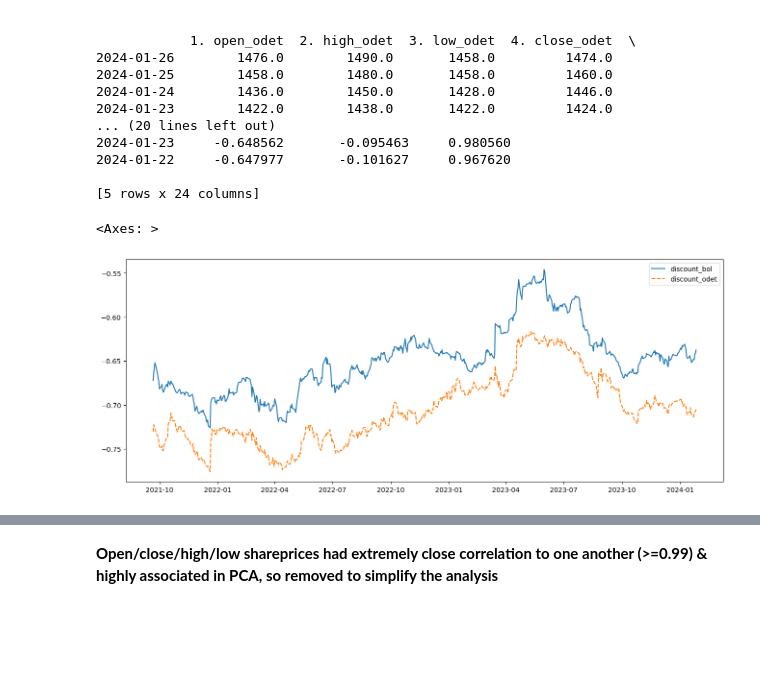
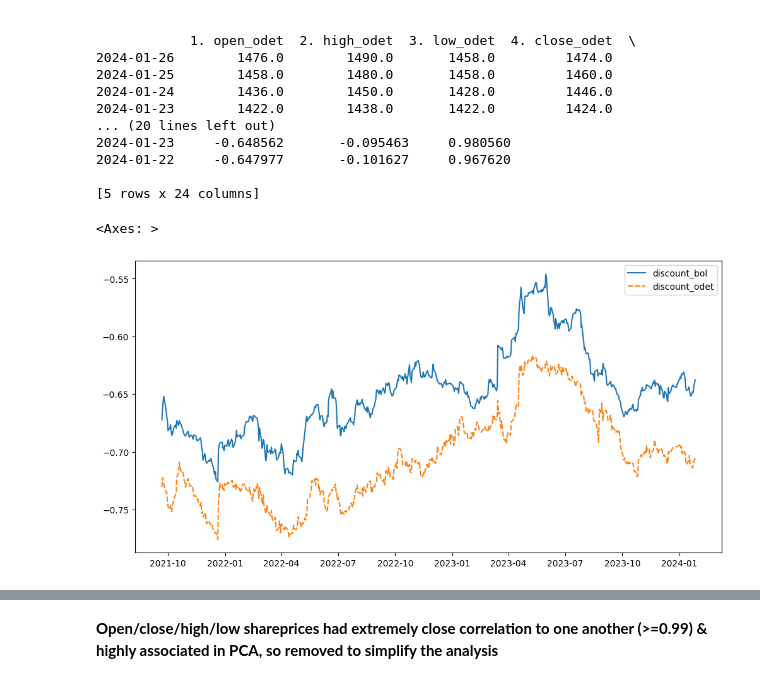
Before and after one commit to DrGodfrey/data-analysis-bollore-odet-group, a Jupyter notebook: valuation-bollore-odet.ipynb, the cells around one changed output, grey strips where cells are left out. Drawn from its saved outputs; the diff is of its cells as text; code cells hidden in the pictures; blank space fills up the shorter version.

```diff
--- a/valuation-bollore-odet.ipynb
+++ b/valuation-bollore-odet.ipynb
@@ -360,13 +360,13 @@ print(main_df.head())
 # %%
 # Data visualisation, starting code - https://www.kaggle.com/code/alexisbcook/hello-seaborn
 # Set the width and height of the figure
-plt.figure(figsize=(16,6))
+plt.figure(figsize=(12,6))
 
 # Line chart showing how FIFA rankings evolved over time
 sns.lineplot(data=main_df[["discount_bol", "discount_odet"]])
 # %% [output]
 <Axes: >
-[figure, old version]
+[figure, new version]
 # %%
 columns_to_plot = ["discount_bol", "discount_odet", "discount_ratio"]
 
```
Also changed, not shown: parts of 8 cells of this notebook.
